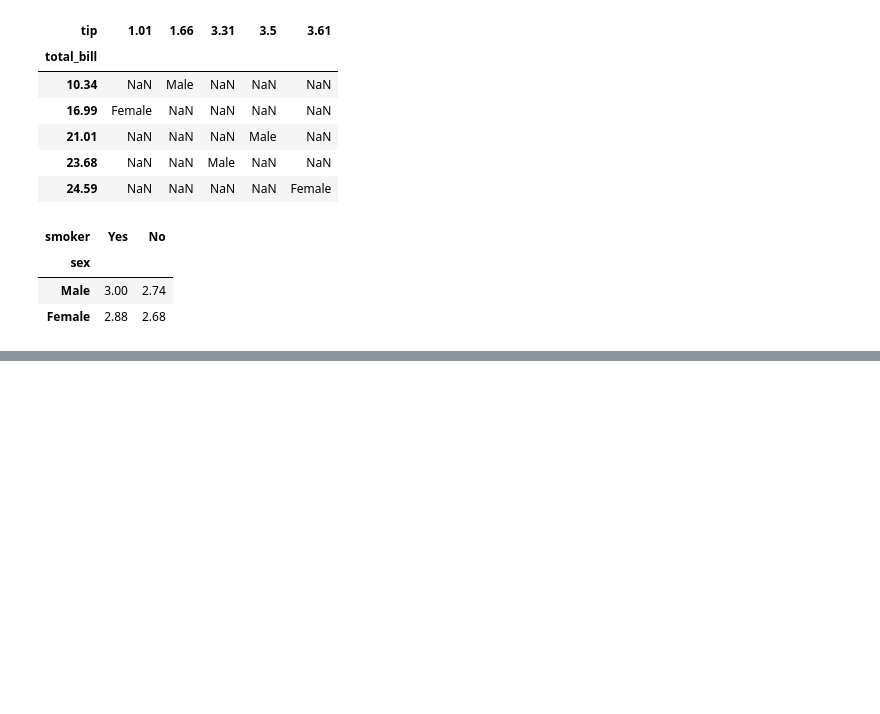
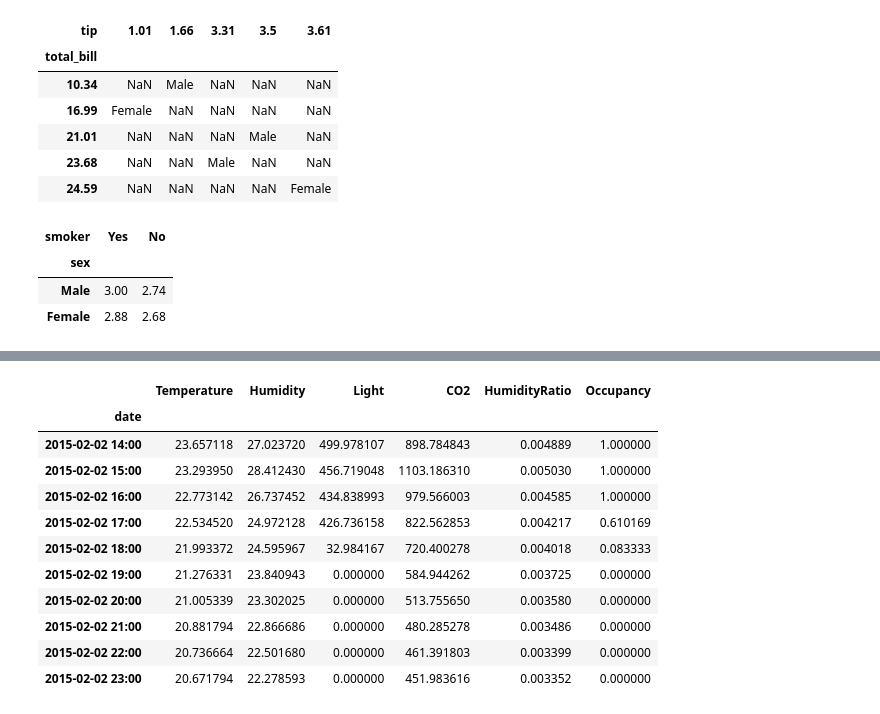
Before and after one commit to ashish-rane/MachineLearning, a Jupyter notebook: Pandas/Operations.ipynb, the cells around one changed output, grey strips where cells are left out. Saved outputs shown, nothing was run; the diff lists cells and outputs as text; code cells hidden in the pictures; blank space fills up the shorter version.

```diff
--- a/Pandas/Operations.ipynb
+++ b/Pandas/Operations.ipynb
@@ -708,0 +891,4 @@ pd.pivot_table(data=tips,  index='sex', columns='smoker', values='tip', aggfunc=
+# %%
+''' Doing the same thing as above without DatetimeIndex instead a column of type datetime'''
+occupancy = pd.read_csv('../datasets/occupancy_data/datatest.txt')
+occupancy.head()
@@ -708,0 +917,3 @@ pd.pivot_table(data=tips,  index='sex', columns='smoker', values='tip', aggfunc=
+# %%
+occupancy['date'] = pd.to_datetime(occupancy['date'])
+occupancy.info()
@@ -708,0 +933,4 @@ pd.pivot_table(data=tips,  index='sex', columns='smoker', values='tip', aggfunc=
+# %%
+# take data for a day
+occupancy = occupancy[ (occupancy['date'] >='2015-02-02 00:00:00') & ( occupancy['date'] <= '2015-02-02 23:59:59' )]
+occupancy.count()
@@ -708,0 +946,15 @@ pd.pivot_table(data=tips,  index='sex', columns='smoker', values='tip', aggfunc=
+# %%
+occupancy.resample('H', on='date').mean().to_period(freq='H').head(10)
+# %% [output]
+|  | Temperature | Humidity | Light | CO2 | HumidityRatio | Occupancy |
+| date |  |  |  |  |  |  |
+| 2015-02-02 14:00 | 23.657118 | 27.023720 | 499.978107 | 898.784843 | 0.004889 | 1.000000 |
+| 2015-02-02 15:00 | 23.293950 | 28.412430 | 456.719048 | 1103.186310 | 0.005030 | 1.000000 |
+| 2015-02-02 16:00 | 22.773142 | 26.737452 | 434.838993 | 979.566003 | 0.004585 | 1.000000 |
+| 2015-02-02 17:00 | 22.534520 | 24.972128 | 426.736158 | 822.562853 | 0.004217 | 0.610169 |
+| 2015-02-02 18:00 | 21.993372 | 24.595967 | 32.984167 | 720.400278 | 0.004018 | 0.083333 |
+| 2015-02-02 19:00 | 21.276331 | 23.840943 | 0.000000 | 584.944262 | 0.003725 | 0.000000 |
+| 2015-02-02 20:00 | 21.005339 | 23.302025 | 0.000000 | 513.755650 | 0.003580 | 0.000000 |
+| 2015-02-02 21:00 | 20.881794 | 22.866686 | 0.000000 | 480.285278 | 0.003486 | 0.000000 |
+| 2015-02-02 22:00 | 20.736664 | 22.501680 | 0.000000 | 461.391803 | 0.003399 | 0.000000 |
+| 2015-02-02 23:00 | 20.671794 | 22.278593 | 0.000000 | 451.983616 | 0.003352 | 0.000000 |
```
Also changed, not shown: parts of 32 cells of this notebook, 8 other files.
